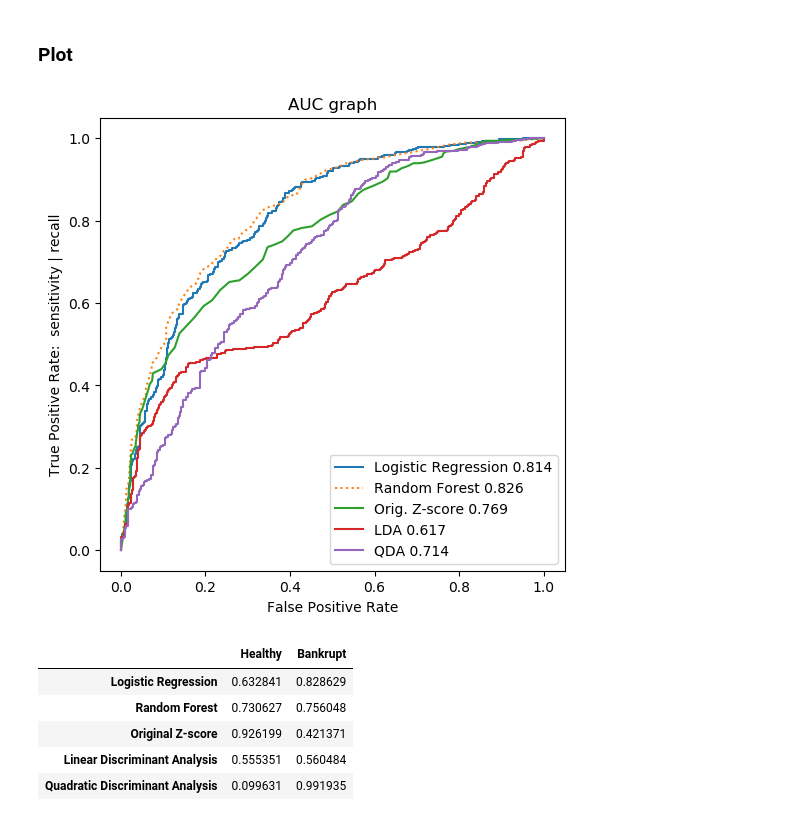
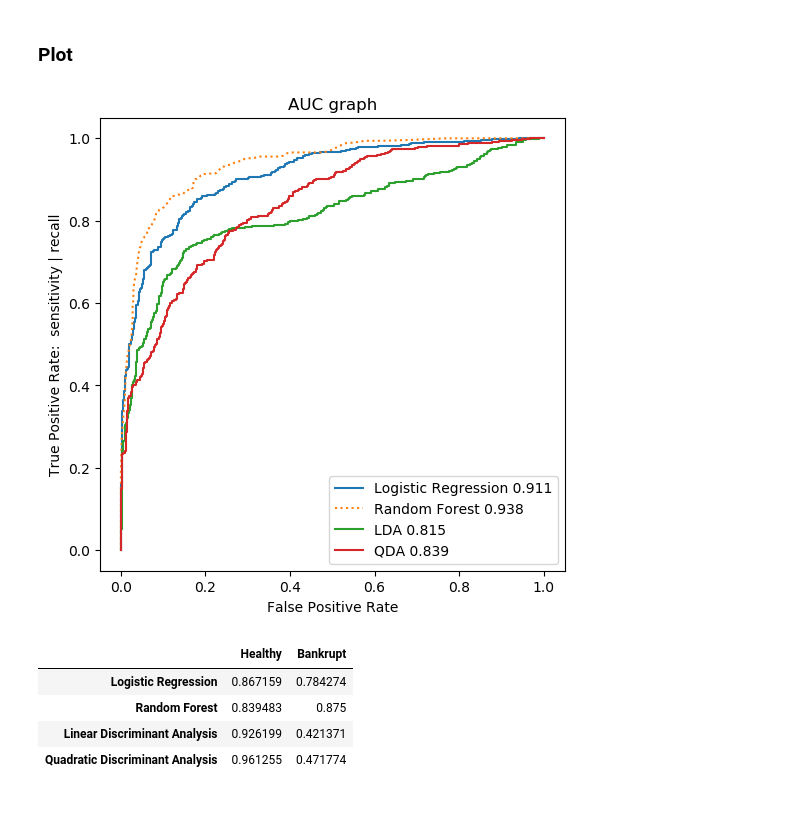
Before and after one commit to AT-Fin/Bankruptcy-prediction-Master-s-Thesis-, a Jupyter notebook: 4 Data Analysis & Models-Version2.ipynb, the cells around one changed output. Saved outputs shown, nothing was run; the diff lists cells and outputs as text; code cells hidden in the pictures.

```diff
--- a/4 Data Analysis & Models-Version2.ipynb
+++ b/4 Data Analysis & Models-Version2.ipynb
@@ -54,7 +54,7 @@ df3.shape
 
 
 # variables to choose
-t_0 = ['X1','X2','X3','X4']
+t_0 = ['X1','X2','X3','X4', 'Household interest %']
 
 
 # X (predictor matrix), y (label vector)
@@ -168,31 +178,31 @@ qda_fpr, qda_tpr, threshold_qda = roc_curve(y_val, qda_conf)
 # %%
 #  Generally, finding as many bankrupt firms as possible is more essential than for non-bankrupt.
 #  Thus, true positive rate (sensitivity) is a key metrics
 
 
 # ***** AUC GRAPH *****
 
 plt.figure(figsize=(6,6),dpi=100)
 
 plt.plot(logreg_fpr,logreg_tpr, linestyle='-', label='Logistic Regression %0.3f'% auc(logreg_fpr,logreg_tpr))
 plt.plot(r_forest_fpr, r_forest_tpr, linestyle=':', label='Random Forest %0.3f'% auc(r_forest_fpr, r_forest_tpr))
-plt.plot(z_fpr_tpr[:,0], z_fpr_tpr[:,1], linestyle='-', label='Orig. Z''-score %0.3f'% auc(z_fpr_tpr[:,0], z_fpr_tpr[:,1]))
+# plt.plot(z_fpr_tpr[:,0], z_fpr_tpr[:,1], linestyle='-', label='Orig. Z''-score %0.3f'% auc(z_fpr_tpr[:,0], z_fpr_tpr[:,1]))
 plt.plot(lda_fpr, lda_tpr, linestyle='-', label='LDA %0.3f'% auc(lda_fpr, lda_tpr))
 plt.plot(qda_fpr, qda_tpr, linestyle='-', label='QDA %0.3f'% auc(qda_fpr, qda_tpr))
 
 plt.xlabel('False Positive Rate')
 plt.ylabel('True Positive Rate:  sensitivity | recall')
 plt.title('AUC graph')
 plt.legend()
 plt.show()
 # %% [output]
-[figure, old version]
+[figure, new version]
 # %%
 # CORRECT CLASSIFICATION BY MODEL
 
 correct_class = pd.DataFrame(columns=['Healthy','Bankrupt'],
                             index=['Logistic Regression', 'Random Forest',
-                                   'Original Z''-score','Linear Discriminant Analysis',
+                                   'Linear Discriminant Analysis',
                                    'Quadratic Discriminant Analysis'])
 
 
@@ -204,9 +214,9 @@ conf = confusion_matrix(y_val,r_forest_pred)
 right_r_forest = [(conf[0][0])/((conf[0][0])+(conf[0][1])),
                   (conf[1][1])/((conf[1][0])+(conf[1][1]))]
 
-conf = confusion_matrix(y_val_Z,z_pred)
-right_Z = [(conf[0][0])/((conf[0][0])+(conf[0][1])),
-           (conf[1][1])/((conf[1][0])+(conf[1][1]))]
+#conf = confusion_matrix(y_val_Z,z_pred)
+#right_Z = [(conf[0][0])/((conf[0][0])+(conf[0][1])),
+ #          (conf[1][1])/((conf[1][0])+(conf[1][1]))]
 
 conf = confusion_matrix(y_val,lda_pred)
 right_lda = [(conf[0][0])/((conf[0][0])+(conf[0][1])),
@@ -218,14 +228,13 @@ right_qda = [(conf[0][0])/((conf[0][0])+(conf[0][1])),
 
 list_right = [right_logreg,right_r_forest,right_Z,right_lda,right_qda]
 
-for i in range(5):
+for i in range(4):
     correct_class.iloc[i,:] = list_right[i]
 
 correct_class
 # %% [output]
 |  | Healthy | Bankrupt |
-| Logistic Regression | 0.632841 | 0.828629 |
-| Random Forest | 0.730627 | 0.756048 |
-| Original Z-score | 0.926199 | 0.421371 |
-| Linear Discriminant Analysis | 0.555351 | 0.560484 |
-| Quadratic Discriminant Analysis | 0.099631 | 0.991935 |
+| Logistic Regression | 0.867159 | 0.784274 |
+| Random Forest | 0.839483 | 0.875 |
+| Linear Discriminant Analysis | 0.926199 | 0.421371 |
+| Quadratic Discriminant Analysis | 0.961255 | 0.471774 |
```
Also changed, not shown: parts of 2 cells of this notebook, 3 other files.
